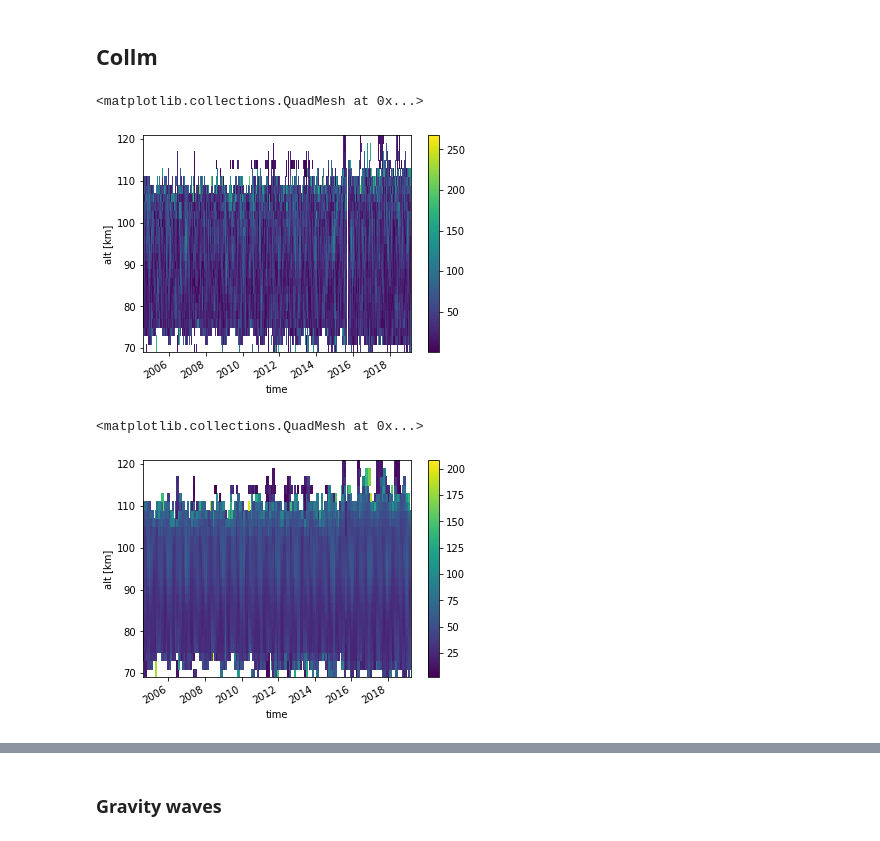
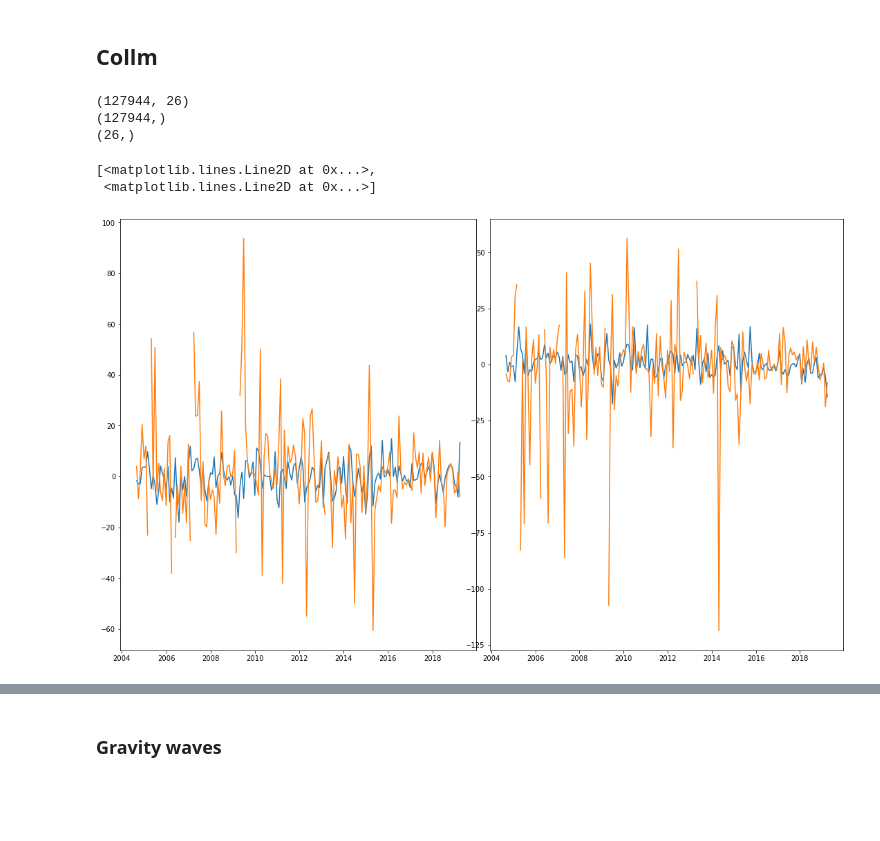
Before and after one commit to VACILT/trends_project, a Jupyter notebook: data_introduction_jason.ipynb, the cells around one changed output, grey strips where cells are left out. Cells and saved outputs as stored; diff of their text form; code cells hidden in the pictures; blank space fills up the shorter version.

```diff
--- a/data_introduction_jason.ipynb
+++ b/data_introduction_jason.ipynb
@@ -88,12 +141,27 @@ hwind_col_monthly = time_mean('M',hwind_col)
+# %%
+print(u_col_monano.shape)
+print(u_col_monano.time.shape)
+print(u_col_monano.alt.shape)
+# %% [output]
+(127944, 26)
+(127944,)
+(26,)
+# %%
+fig = plt.figure(constrained_layout=True,figsize = [15,9])
+
+windsel=u_col_monthly_ano.sel(alt = [103,108], method = 'nearest')
+ax1 = fig.add_subplot(121)
+ax1.plot(u_col_monthly_ano.time,windsel)
+
+windsel=v_col_monthly_ano.sel(alt = [103,108], method = 'nearest')
+ax2 = fig.add_subplot(122)
+ax2.plot(u_col_monthly.time,windsel)
+# %% [output]
+[<matplotlib.lines.Line2D at 0x...>,
+ <matplotlib.lines.Line2D at 0x...>]
+[figure, added]
 # %%
-
-hwind_col.plot(x='time')
+#hwind_col_monthly.plot(x='time')
-# %% [output]
-<matplotlib.collections.QuadMesh at 0x...>
-[figure, removed]
 # %%
-hwind_col_monthly.plot(x='time')
+#hwind_col_yearly.plot(x='time')
-# %% [output]
-<matplotlib.collections.QuadMesh at 0x...>
-[figure, removed]
 # %%
```
Also changed, not shown: parts of 18 cells of this notebook.
